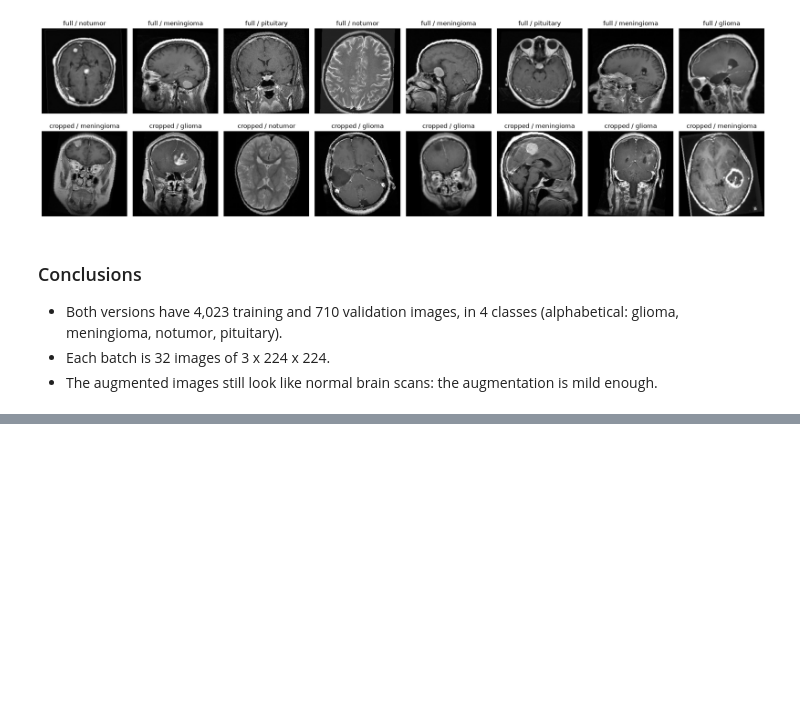
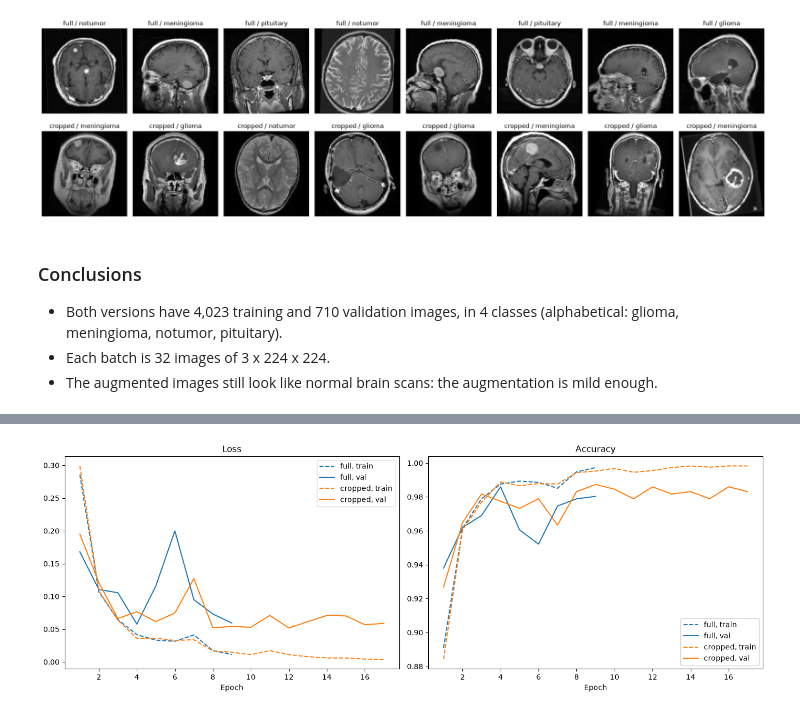
Before and after one commit to brieq/brain-tumor-mri-classification, a Jupyter notebook: notebooks/03_training.ipynb, the cells around one changed output, grey strips where cells are left out. Drawn from its saved outputs; the diff is of its cells as text; code cells hidden in the pictures; blank space fills up the shorter version.

```diff
--- a/notebooks/03_training.ipynb
+++ b/notebooks/03_training.ipynb
@@ -31,7 +34,12 @@ device(type='cuda')
 PROCESSED_DIR = Path("..") / "data" / "processed"
 FULL_DIR = PROCESSED_DIR / "full"
 CROPPED_DIR = PROCESSED_DIR / "cropped"
+MODEL_DIR = Path("..") / "outputs" / "models"
+MODEL_DIR.mkdir(parents=True, exist_ok=True)
+
 BATCH_SIZE = 32
+MAX_EPOCHS = 30
+PATIENCE = 5
 
 torch.manual_seed(42)
 # %% [output]
@@ -141,0 +249,6 @@ plt.show()
+# %%
+full_optimizer = torch.optim.AdamW(full_model.parameters(), lr=LEARNING_RATE, weight_decay=1e-4)
+full_scheduler = torch.optim.lr_scheduler.ReduceLROnPlateau(full_optimizer, mode="min", factor=0.5, patience=2)
+
+cropped_optimizer = torch.optim.AdamW(cropped_model.parameters(), lr=LEARNING_RATE, weight_decay=1e-4)
+cropped_scheduler = torch.optim.lr_scheduler.ReduceLROnPlateau(cropped_optimizer, mode="min", factor=0.5, patience=2)
@@ -141,0 +394,23 @@ plt.show()
+# %%
+fig, axes = plt.subplots(1, 2, figsize=(14, 5))
+
+axes[0].plot(full_history["train_loss"], color="tab:blue", linestyle="--", label="full, train")
+axes[0].plot(full_history["val_loss"], color="tab:blue", label="full, val")
+axes[0].plot(cropped_history["train_loss"], color="tab:orange", linestyle="--", label="cropped, train")
+axes[0].plot(cropped_history["val_loss"], color="tab:orange", label="cropped, val")
+axes[0].set_title("Loss")
+axes[0].set_xlabel("Epoch")
+axes[0].legend()
+
+axes[1].plot(full_history["train_acc"], color="tab:blue", linestyle="--", label="full, train")
+axes[1].plot(full_history["val_acc"], color="tab:blue", label="full, val")
+axes[1].plot(cropped_history["train_acc"], color="tab:orange", linestyle="--", label="cropped, train")
+axes[1].plot(cropped_history["val_acc"], color="tab:orange", label="cropped, val")
+axes[1].set_title("Accuracy")
+axes[1].set_xlabel("Epoch")
+axes[1].legend()
+
+plt.tight_layout()
+plt.show()
+# %% [output]
+[figure, added]
```
Also changed, not shown: parts of 18 cells of this notebook.
